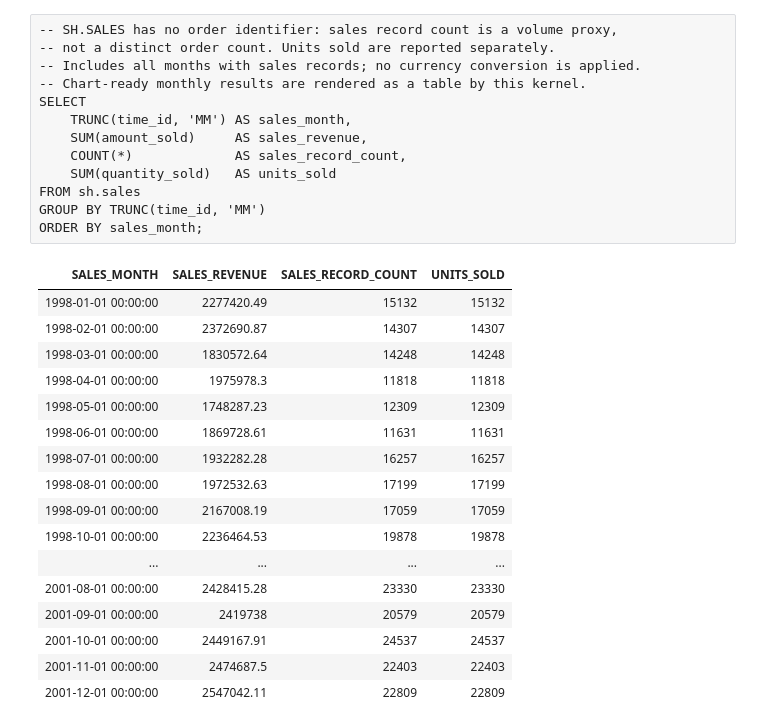
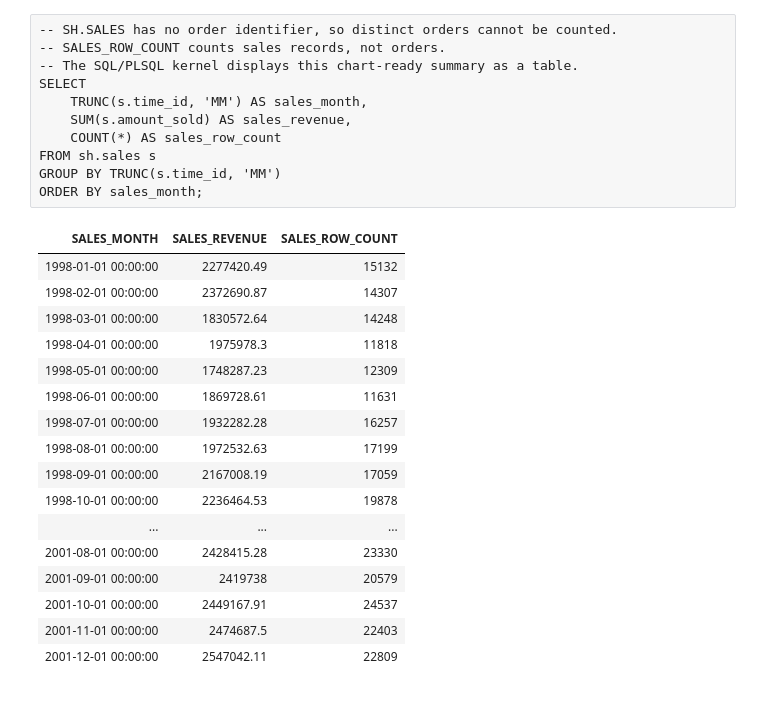
Before and after one commit to tecgie/OML, a Jupyter notebook: Demo.ipynb, the cells around one changed output. Drawn from its saved outputs; the diff is of its cells as text.

```diff
--- a/Demo.ipynb
+++ b/Demo.ipynb
@@ -29,31 +9,29 @@ Some Python source and output rows are omitted from the supplied evidence, so th
 # %%
--- SH.SALES has no order identifier: sales record count is a volume proxy,
--- not a distinct order count. Units sold are reported separately.
--- Includes all months with sales records; no currency conversion is applied.
--- Chart-ready monthly results are rendered as a table by this kernel.
+-- SH.SALES has no order identifier, so distinct orders cannot be counted.
+-- SALES_ROW_COUNT counts sales records, not orders.
+-- The SQL/PLSQL kernel displays this chart-ready summary as a table.
 SELECT
-    TRUNC(time_id, 'MM') AS sales_month,
-    SUM(amount_sold)     AS sales_revenue,
-    COUNT(*)             AS sales_record_count,
-    SUM(quantity_sold)   AS units_sold
-FROM sh.sales
-GROUP BY TRUNC(time_id, 'MM')
+    TRUNC(s.time_id, 'MM') AS sales_month,
+    SUM(s.amount_sold) AS sales_revenue,
+    COUNT(*) AS sales_row_count
+FROM sh.sales s
+GROUP BY TRUNC(s.time_id, 'MM')
 ORDER BY sales_month;
 # %% [output]
-| SALES_MONTH | SALES_REVENUE | SALES_RECORD_COUNT | UNITS_SOLD |
-| 1998-01-01 00:00:00 | 2277420.49 | 15132 | 15132 |
-| 1998-02-01 00:00:00 | 2372690.87 | 14307 | 14307 |
-| 1998-03-01 00:00:00 | 1830572.64 | 14248 | 14248 |
-| 1998-04-01 00:00:00 | 1975978.3 | 11818 | 11818 |
-| 1998-05-01 00:00:00 | 1748287.23 | 12309 | 12309 |
-| 1998-06-01 00:00:00 | 1869728.61 | 11631 | 11631 |
-| 1998-07-01 00:00:00 | 1932282.28 | 16257 | 16257 |
-| 1998-08-01 00:00:00 | 1972532.63 | 17199 | 17199 |
-| 1998-09-01 00:00:00 | 2167008.19 | 17059 | 17059 |
-| 1998-10-01 00:00:00 | 2236464.53 | 19878 | 19878 |
-| ... | ... | ... | ... |
-| 2001-08-01 00:00:00 | 2428415.28 | 23330 | 23330 |
-| 2001-09-01 00:00:00 | 2419738 | 20579 | 20579 |
-| 2001-10-01 00:00:00 | 2449167.91 | 24537 | 24537 |
-| 2001-11-01 00:00:00 | 2474687.5 | 22403 | 22403 |
-| 2001-12-01 00:00:00 | 2547042.11 | 22809 | 22809 |
+| SALES_MONTH | SALES_REVENUE | SALES_ROW_COUNT |
+| 1998-01-01 00:00:00 | 2277420.49 | 15132 |
+| 1998-02-01 00:00:00 | 2372690.87 | 14307 |
+| 1998-03-01 00:00:00 | 1830572.64 | 14248 |
+| 1998-04-01 00:00:00 | 1975978.3 | 11818 |
+| 1998-05-01 00:00:00 | 1748287.23 | 12309 |
+| 1998-06-01 00:00:00 | 1869728.61 | 11631 |
+| 1998-07-01 00:00:00 | 1932282.28 | 16257 |
+| 1998-08-01 00:00:00 | 1972532.63 | 17199 |
+| 1998-09-01 00:00:00 | 2167008.19 | 17059 |
+| 1998-10-01 00:00:00 | 2236464.53 | 19878 |
+| ... | ... | ... |
+| 2001-08-01 00:00:00 | 2428415.28 | 23330 |
+| 2001-09-01 00:00:00 | 2419738 | 20579 |
+| 2001-10-01 00:00:00 | 2449167.91 | 24537 |
+| 2001-11-01 00:00:00 | 2474687.5 | 22403 |
+| 2001-12-01 00:00:00 | 2547042.11 | 22809 |
```
Also changed, not shown: parts of 4 cells of this notebook.
